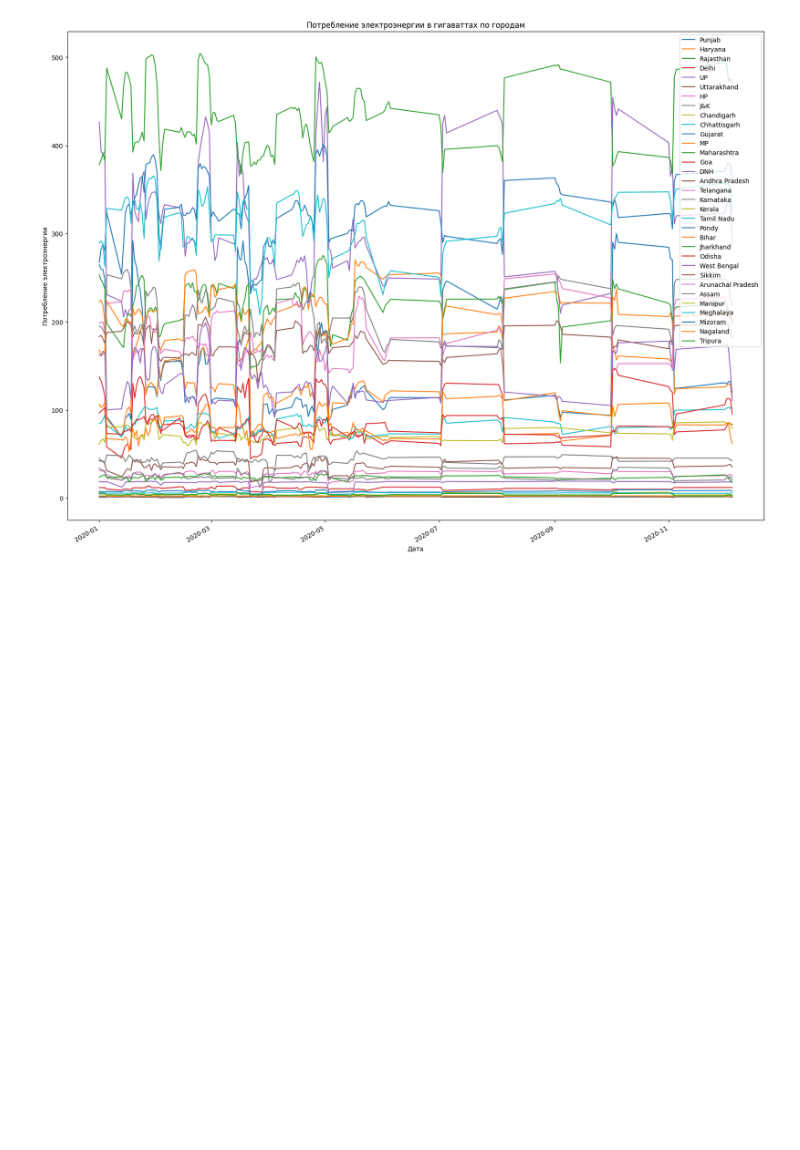
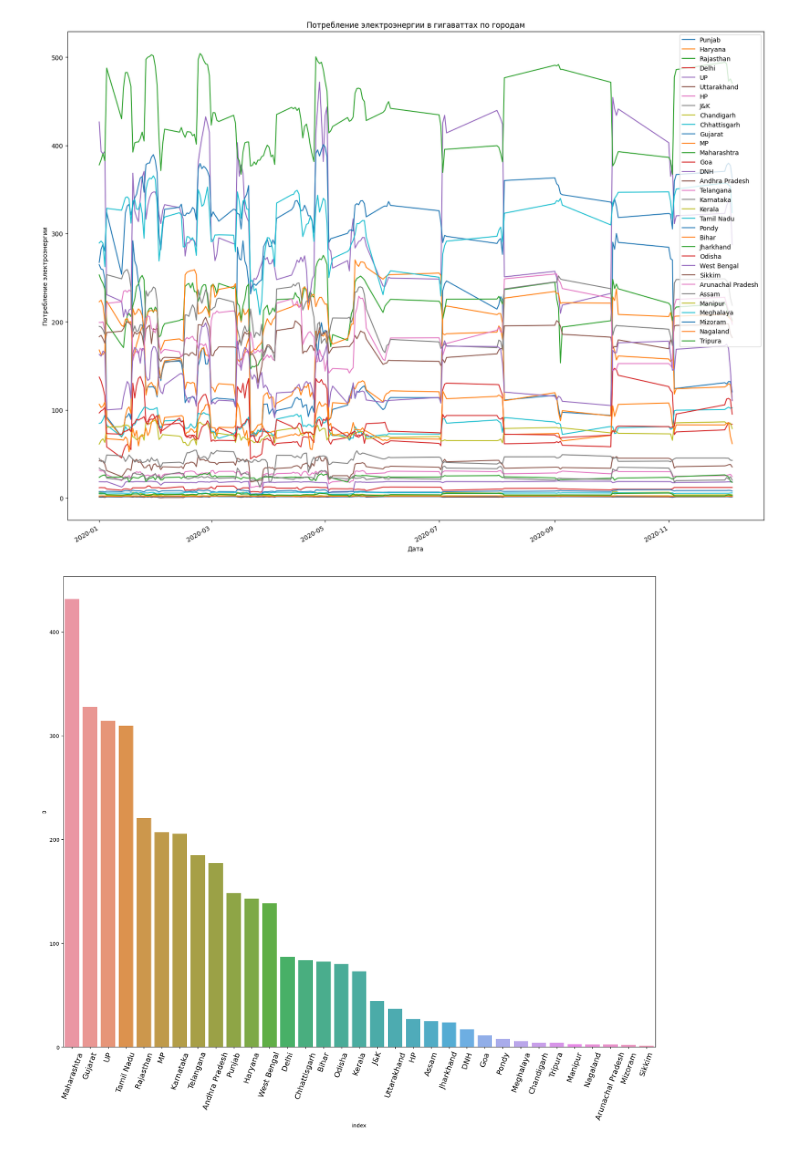
Before and after one commit to SotGE/innopolis2023, a Jupyter notebook: certification1/certification1.ipynb, the cells around one changed output. Drawn from its saved outputs; the diff is of its cells as text; code cells hidden in the pictures; blank space fills up the shorter version.

```diff
--- a/certification1/certification1.ipynb
+++ b/certification1/certification1.ipynb
@@ -423,3 +464,17 @@ plt.title('Потребление электроэнергии в гигават
 plt.show()
 # %% [output]
 [figure]
+# %%
+# Среднее потребление электроэнергии в гигаваттах по городам за 2020 год
+# С сортировкой
+dataset_mean = dataset_interval.mean().sort_values(ascending=False).reset_index()
+plt.figure(figsize=(20,16))
+sns.barplot(
+  data = dataset_mean,
+  x = "index",
+  y = 0
+)
+plt.xticks(rotation=70, fontweight='light', fontsize='x-large')
+plt.show()
+# %% [output]
+[figure, added]
```
Also changed, not shown: parts of 10 cells of this notebook.
